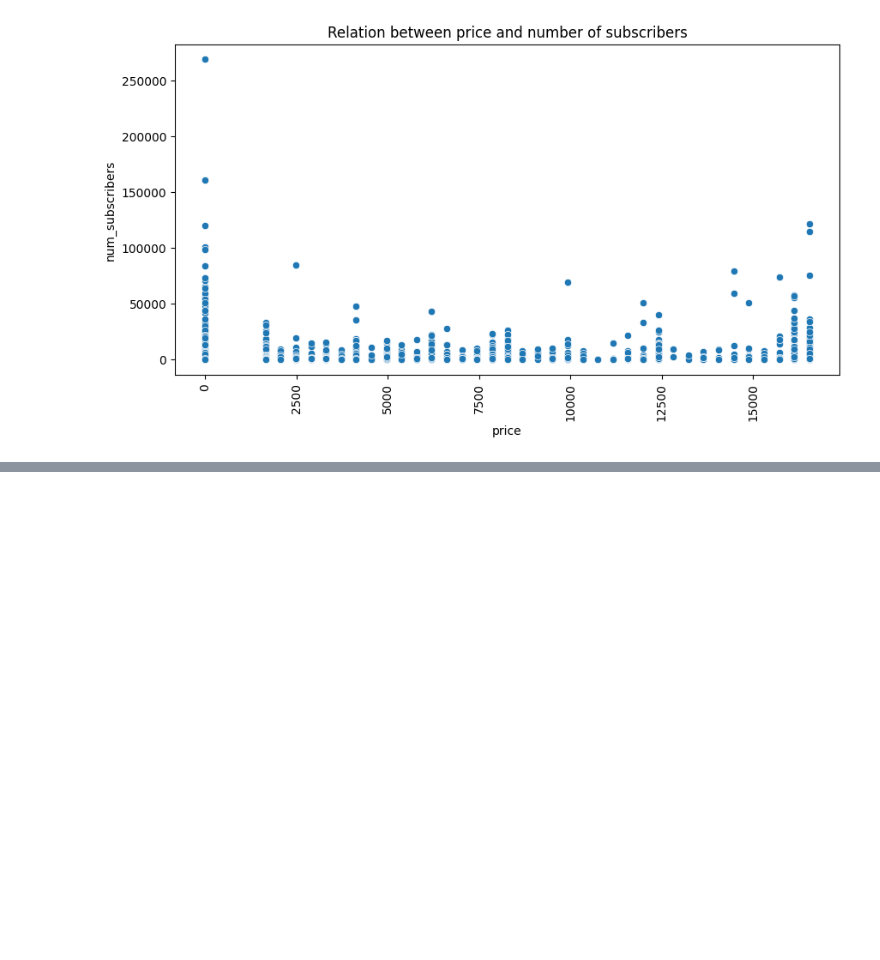
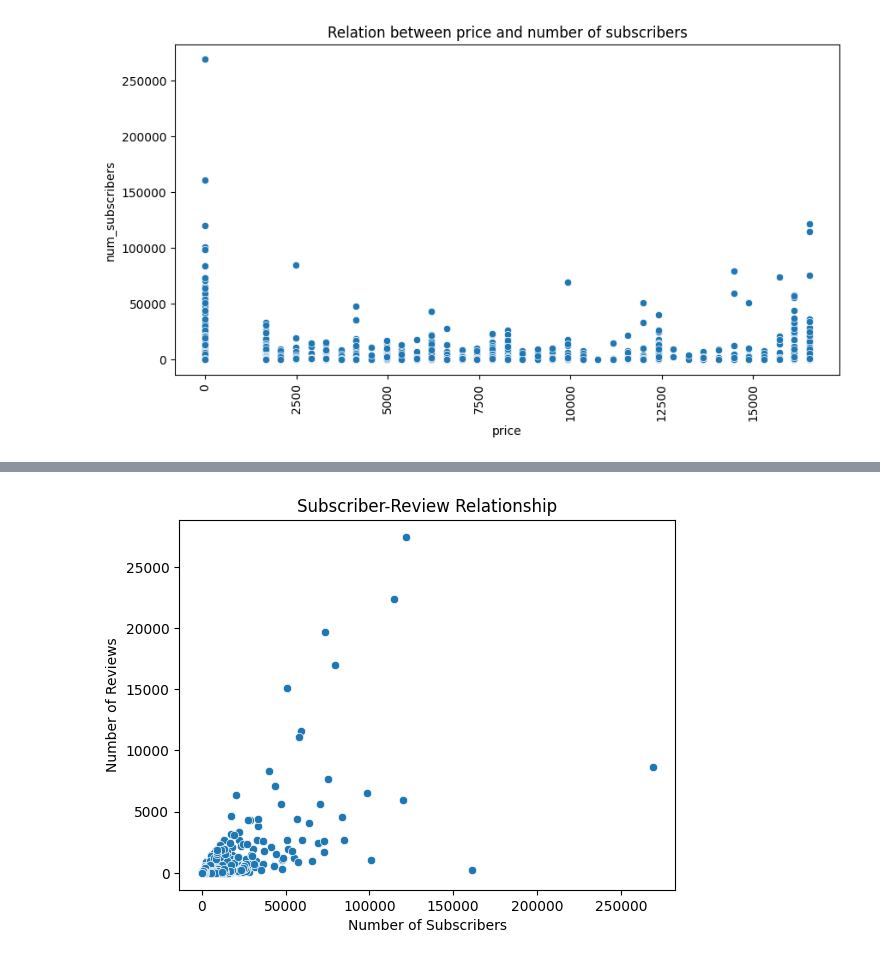
Before and after one commit to Chirag529/Udemy_Courses_Analysis, a Jupyter notebook: main.ipynb, the cells around one changed output, grey strips where cells are left out. Drawn from its saved outputs; the diff is of its cells as text; code cells hidden in the pictures; blank space fills up the shorter version.

```diff
--- a/main.ipynb
+++ b/main.ipynb
@@ -720,0 +704,8 @@ plt.show()
+# %%
+sns.scatterplot(x="num_subscribers", y="num_reviews", data=df)
+plt.title("Subscriber-Review Relationship")
+plt.xlabel("Number of Subscribers")
+plt.ylabel("Number of Reviews")
+plt.show()
+# %% [output]
+[figure, added]
```
Also changed, not shown: parts of 16 cells of this notebook.
